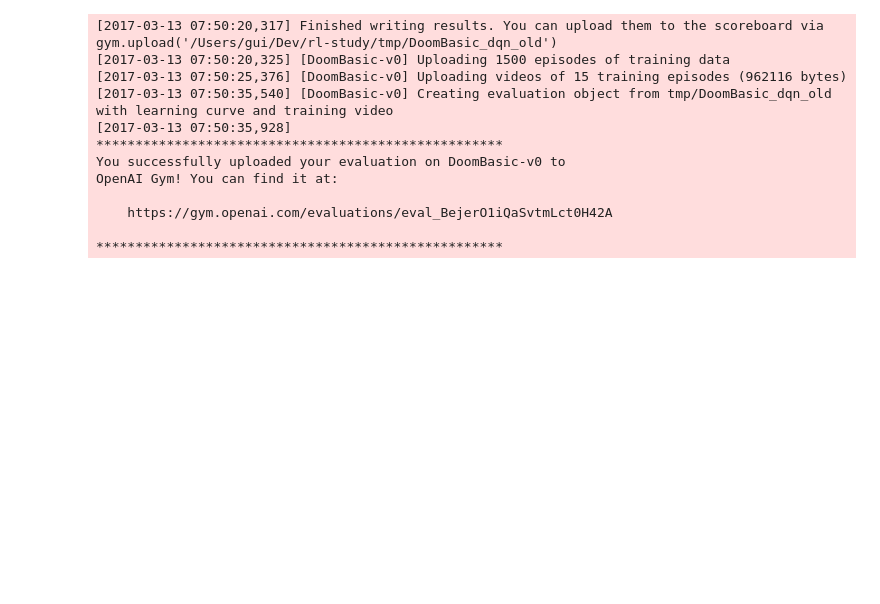
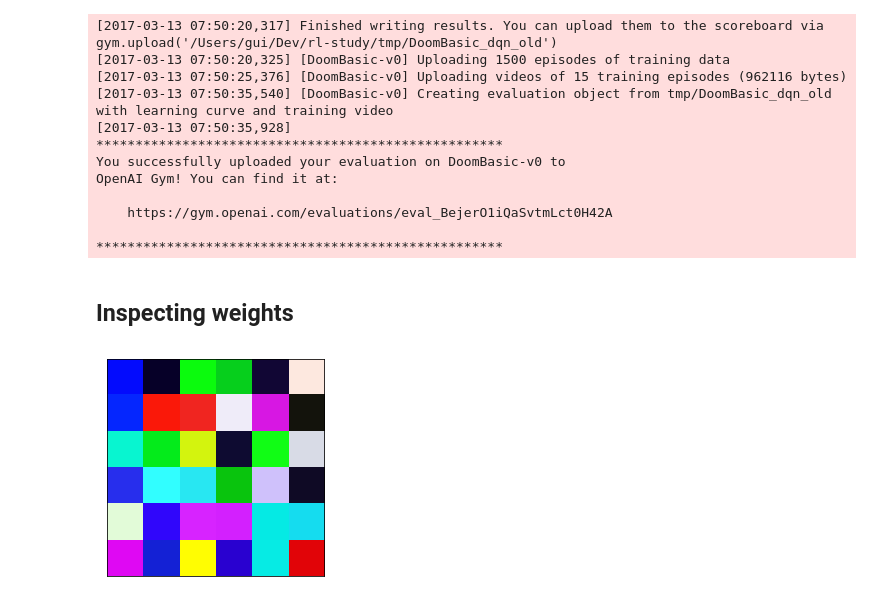
Before and after one commit to pilipolio/rl-study, a Jupyter notebook: DoomBasic_slim_best.ipynb, the cells around one changed output. Saved outputs shown, nothing was run; the diff lists cells and outputs as text; code cells hidden in the pictures; blank space fills up the shorter version.

```diff
--- a/DoomBasic_slim_best.ipynb
+++ b/DoomBasic_slim_best.ipynb
@@ -475,3 +476,10 @@ OpenAI Gym! You can find it at:
     https://gym.openai.com/evaluations/eval_BejerO1iQaSvtmLct0H42A
 
 ****************************************************
+# %% [markdown]
+## Inspecting weights
+# %%
+[w.eval() for w in acting_model.layers[0].weights][0].shape
+show([w.eval() for w in acting_model.layers[0].weights][0][:, :, :, 1])
+# %% [output]
+[figure, added]
```
Also changed, not shown: parts of 6 cells of this notebook.
